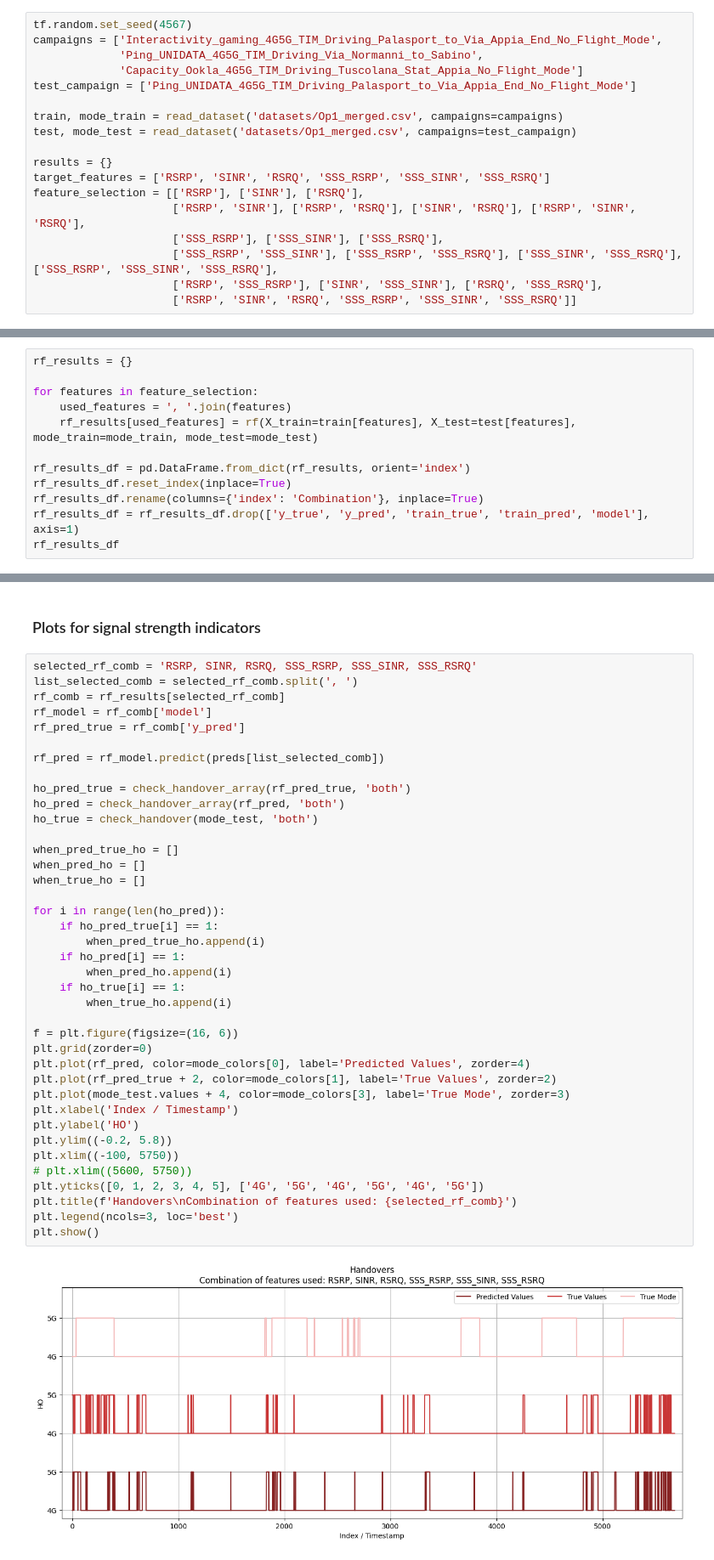
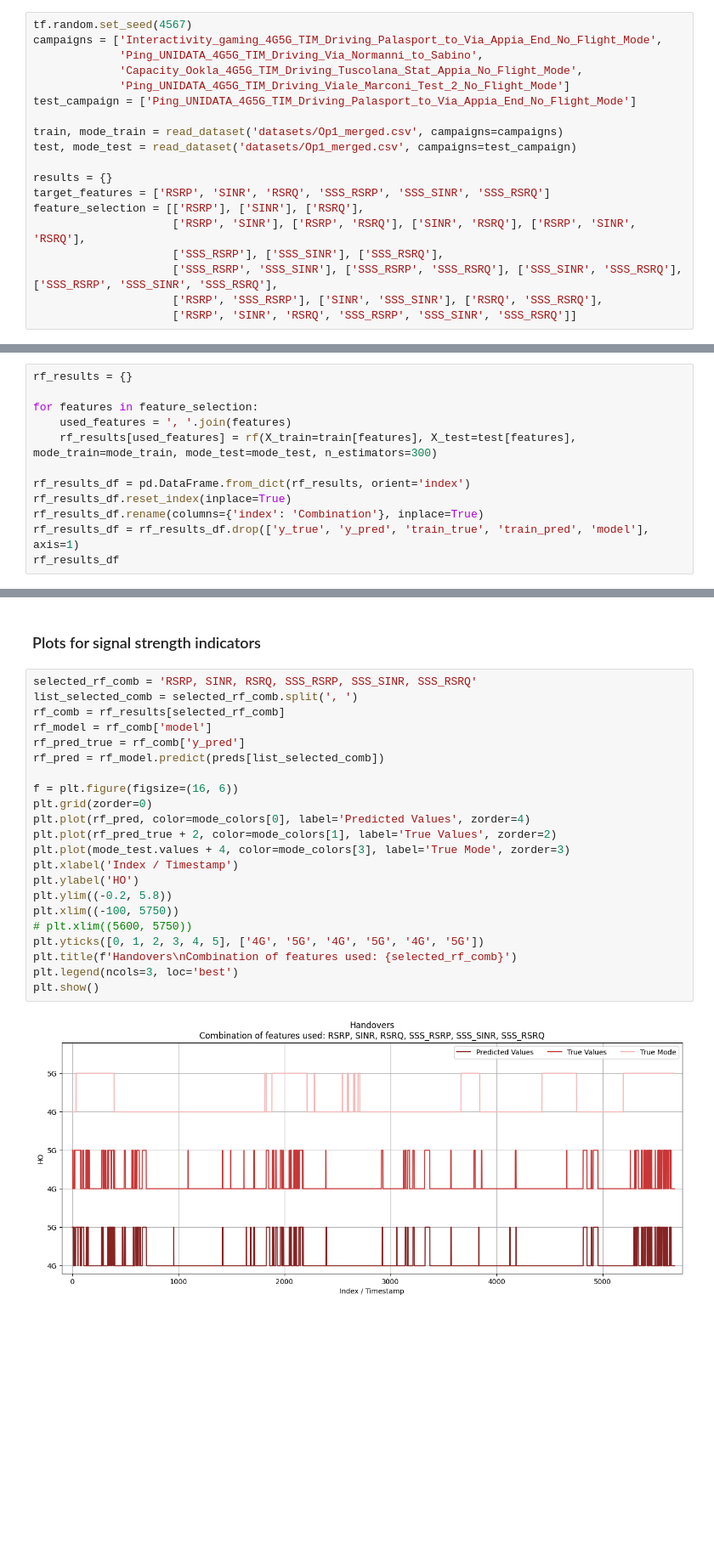
Before and after one commit to ihneskarbovik/master, a Jupyter notebook: main_two_campaigns.ipynb, the cells around one changed output, grey strips where cells are left out. Shown: that part at 85% size. Drawn from its saved outputs; the diff is of its cells as text; blank space fills up the shorter version.

```diff
--- a/main_two_campaigns.ipynb
+++ b/main_two_campaigns.ipynb
@@ -113,7 +113,8 @@ Name: campaign, dtype: int64
 tf.random.set_seed(4567)
 campaigns = ['Interactivity_gaming_4G5G_TIM_Driving_Palasport_to_Via_Appia_End_No_Flight_Mode',
              'Ping_UNIDATA_4G5G_TIM_Driving_Via_Normanni_to_Sabino',
-             'Capacity_Ookla_4G5G_TIM_Driving_Tuscolana_Stat_Appia_No_Flight_Mode']
+             'Capacity_Ookla_4G5G_TIM_Driving_Tuscolana_Stat_Appia_No_Flight_Mode',
+             'Ping_UNIDATA_4G5G_TIM_Driving_Viale_Marconi_Test_2_No_Flight_Mode']
 test_campaign = ['Ping_UNIDATA_4G5G_TIM_Driving_Palasport_to_Via_Appia_End_No_Flight_Mode']
 
 train, mode_train = read_dataset('datasets/Op1_merged.csv', campaigns=campaigns)
@@ -416,7 +417,7 @@ rf_results = {}
 
 for features in feature_selection:
     used_features = ', '.join(features)
-    rf_results[used_features] = rf(X_train=train[features], X_test=test[features], mode_train=mode_train, mode_test=mode_test)
+    rf_results[used_features] = rf(X_train=train[features], X_test=test[features], mode_train=mode_train, mode_test=mode_test, n_estimators=300)
 
 rf_results_df = pd.DataFrame.from_dict(rf_results, orient='index')
 rf_results_df.reset_index(inplace=True)
@@ -454,41 +455,24 @@ preds = pd.DataFrame({'RSRP' : [x[0] for x in rsrp_pred],
 # %%
 selected_rf_comb = 'RSRP, SINR, RSRQ, SSS_RSRP, SSS_SINR, SSS_RSRQ'
 list_selected_comb = selected_rf_comb.split(', ')
 rf_comb = rf_results[selected_rf_comb]
 rf_model = rf_comb['model']
 rf_pred_true = rf_comb['y_pred']
-
 rf_pred = rf_model.predict(preds[list_selected_comb])
-
-ho_pred_true = check_handover_array(rf_pred_true, 'both')
-ho_pred = check_handover_array(rf_pred, 'both')
-ho_true = check_handover(mode_test, 'both')
-
-when_pred_true_ho = []
-when_pred_ho = []
-when_true_ho = []
-
-for i in range(len(ho_pred)):
-    if ho_pred_true[i] == 1:
-        when_pred_true_ho.append(i)
-    if ho_pred[i] == 1:
-        when_pred_ho.append(i)
-    if ho_true[i] == 1:
-        when_true_ho.append(i)
 
 f = plt.figure(figsize=(16, 6))
 plt.grid(zorder=0)
 plt.plot(rf_pred, color=mode_colors[0], label='Predicted Values', zorder=4)
 plt.plot(rf_pred_true + 2, color=mode_colors[1], label='True Values', zorder=2)
 plt.plot(mode_test.values + 4, color=mode_colors[3], label='True Mode', zorder=3)
 plt.xlabel('Index / Timestamp')
 plt.ylabel('HO')
 plt.ylim((-0.2, 5.8))
 plt.xlim((-100, 5750))
 # plt.xlim((5600, 5750))
 plt.yticks([0, 1, 2, 3, 4, 5], ['4G', '5G', '4G', '5G', '4G', '5G'])
 plt.title(f'Handovers\nCombination of features used: {selected_rf_comb}')
 plt.legend(ncols=3, loc='best')
 plt.show()
 # %% [output]
-[figure, old version]
+[figure, new version]
```
Also changed, not shown: parts of 7 cells of this notebook, 1 other file.
